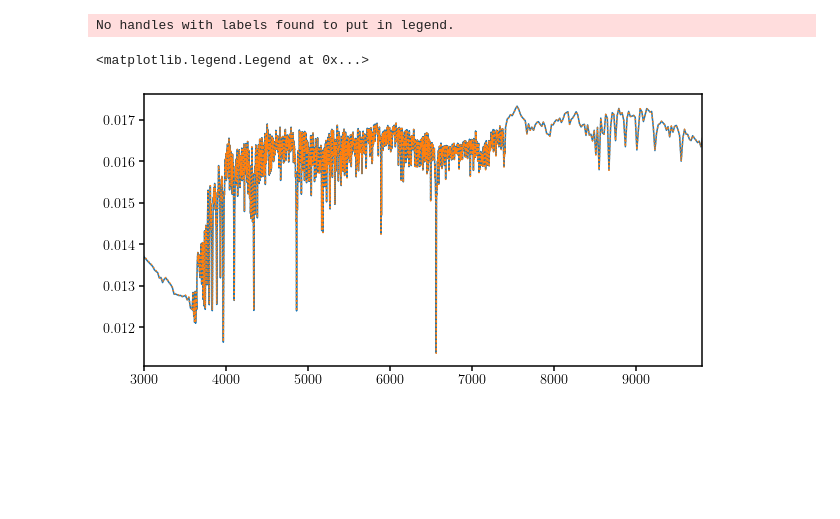
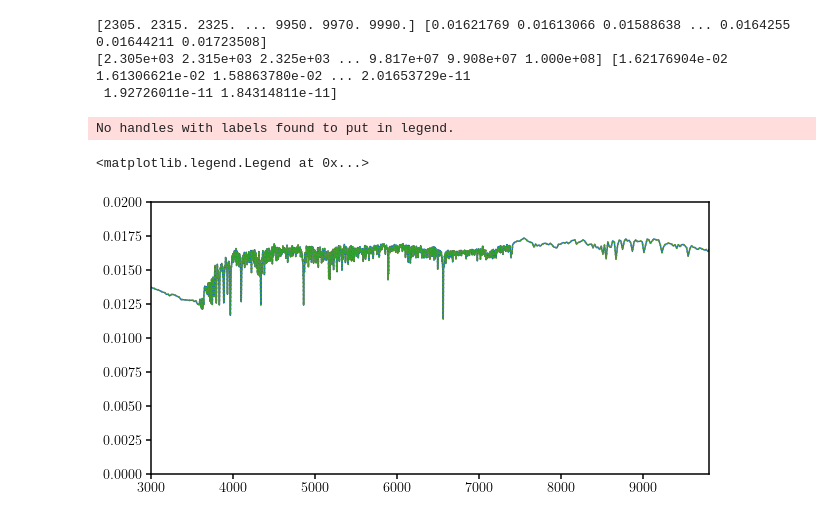
Before and after one commit to changhoonhahn/gqp_mc, a Jupyter notebook: nb/speculator_fsps.ipynb, the cells around one changed output. Cells and saved outputs as stored; diff of their text form; code cells hidden in the pictures; blank space fills up the shorter version.

```diff
--- a/nb/speculator_fsps.ipynb
+++ b/nb/speculator_fsps.ipynb
@@ -24,24 +24,36 @@ mpl.rcParams['legend.frameon'] = False
 %matplotlib inline
 # %%
 speculate = Fitters.iSpeculator()
+speculate_fsps = Fitters.iSpeculator(model_name='fsps')
 # %%
 # Generate some random SED and sort out wavelength selection
 theta = np.load('_theta.npy')
 _wave, sspLum = np.load('fsps_sspLum.npy')
 # %%
 spectrum = speculate._emulator(theta)
+# %%
+w_fsps, spectrum_fsps = speculate_fsps._fsps_model(theta)
+# %%
+print(_wave, sspLum)
+print(w_fsps[w_fsps > 2.3e3], spectrum_fsps[w_fsps > 2.3e3])
+# %% [output]
+[2305. 2315. 2325. ... 9950. 9970. 9990.] [0.01621769 0.01613066 0.01588638 ... 0.0164255  0.01644211 0.01723508]
+[2.305e+03 2.315e+03 2.325e+03 ... 9.817e+07 9.908e+07 1.000e+08] [1.62176904e-02 1.61306621e-02 1.58863780e-02 ... 2.01653729e-11
+ 1.92726011e-11 1.84314811e-11]
 # %%
 fig = plt.figure(figsize=(10,5))
 sub = plt.subplot(111)
 sub.plot(speculate._emu_wave, spectrum)
 sub.plot(_wave, sspLum, ls=':')
+sub.plot(w_fsps, spectrum_fsps, ls=':')
+
 sub.set_xlim(3e3, 9800.)
-#sub.set_ylim(-5.5,-4.25)
+sub.set_ylim(0.,0.02)
 sub.legend(loc='upper right', fontsize=20)
 # %% [output]
 No handles with labels found to put in legend.
 <matplotlib.legend.Legend at 0x...>
-[figure, old version]
+[figure, new version]
 # %%
 _theta = np.array([0.]+list(theta[:-1]))
 
```
Also changed, not shown: parts of 2 cells of this notebook.
